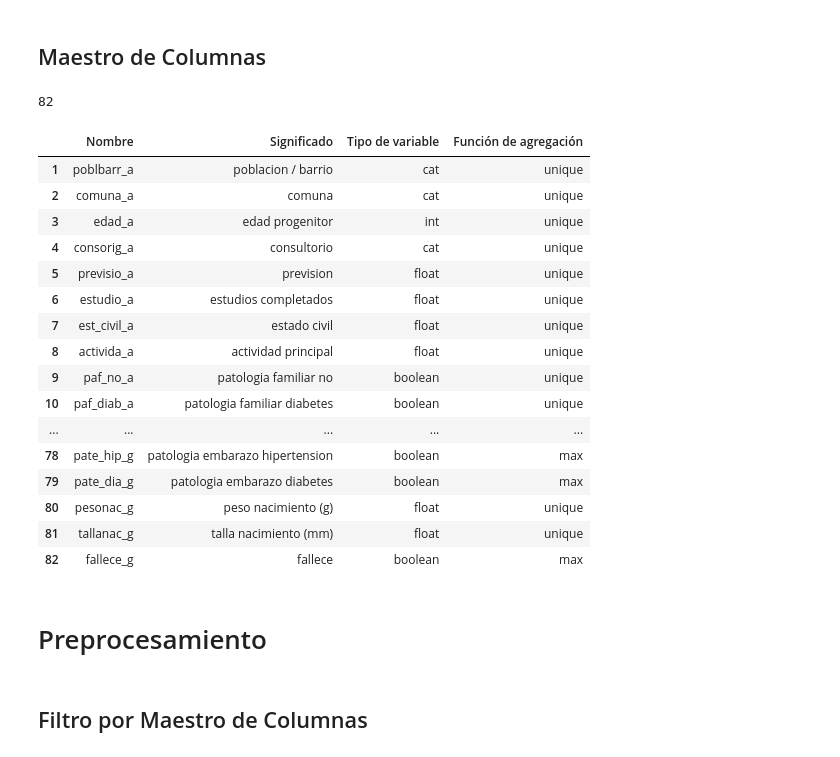
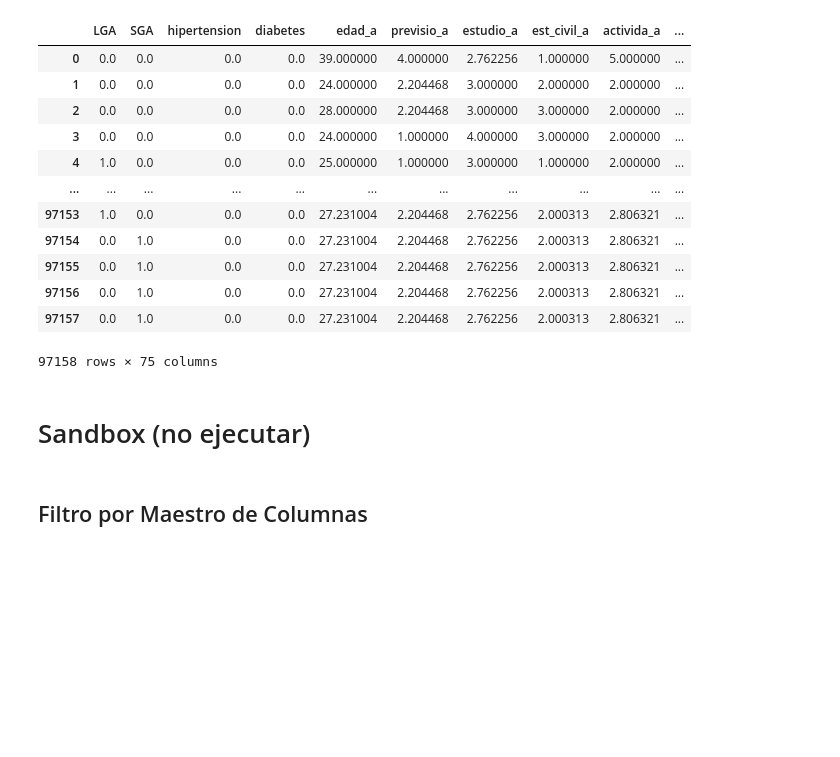
Before and after one commit to Zentra94/optiGWG, a Jupyter notebook: notebooks/01_preprocess.ipynb, the cells around one changed output. Cells and saved outputs as stored; diff of their text form; code cells hidden in the pictures; blank space fills up the shorter version.

```diff
--- a/notebooks/01_preprocess.ipynb
+++ b/notebooks/01_preprocess.ipynb
@@ -41,0 +122,12 @@ pd.set_option('display.max_columns', 300)
+# %%
+data_fix = raw_data.copy()
+# 1. boolean var fix
+bin_cols = catalog.loc[catalog["type"]=="boolean","name"]
+for c in bin_cols:
+    data_fix[c] = data_fix[c].apply(lambda x: fix_binaries(x))
+display(data_fix[bin_cols])
+# 2. dtts fix
+dtts_cols = catalog.loc[catalog["type"]=="dttm","name"]
+for c in dtts_cols:
+    data_fix[c] = data_fix[c].apply(lambda x: fix_dttms(x))
+display(data_fix[dtts_cols])
@@ -69,31 +413,38 @@ display(data)
-# %% [markdown]
-## Maestro de Columnas
-# %%
-master_col = pd.read_excel(main_path/"Significados Datos.xlsx", sheet_name="DICCIONARIO")
-master_col.dropna(inplace=True)
-print(len(master_col))
-display(master_col)
-# %% [output]
-82
-|  | Nombre | Significado | Tipo de variable | Función de agregación |
-| 1 | poblbarr_a | poblacion / barrio | cat | unique |
-| 2 | comuna_a | comuna | cat | unique |
-| 3 | edad_a | edad progenitor | int | unique |
-| 4 | consorig_a | consultorio | cat | unique |
-| 5 | previsio_a | prevision | float | unique |
-| 6 | estudio_a | estudios completados | float | unique |
-| 7 | est_civil_a | estado civil | float | unique |
-| 8 | activida_a | actividad principal | float | unique |
-| 9 | paf_no_a | patologia familiar no | boolean | unique |
-| 10 | paf_diab_a | patologia familiar diabetes | boolean | unique |
-| ... | ... | ... | ... | ... |
-| 78 | pate_hip_g | patologia embarazo hipertension | boolean | max |
-| 79 | pate_dia_g | patologia embarazo diabetes | boolean | max |
-| 80 | pesonac_g | peso nacimiento (g) | float | unique |
-| 81 | tallanac_g | talla nacimiento (mm) | float | unique |
-| 82 | fallece_g | fallece | boolean | max |
-# %% [markdown]
-# Preprocesamiento
+# %%
+# Rename
+targets = ["LGA", "SGA", "hipertension", "diabetes"]
+data_final = data_t.copy()
+data_final.rename(columns={"pate_hip_g": "hipertension","pate_dia_g": "diabetes"}, inplace=True)
+features = [c for c in data_final.columns if c not in targets]
+data_final = data_final[targets + features]
+
+path = PATH_REPO / "data/models/features_names.pkl"
+file_to_store = open(path, "wb")
+pickle.dump(features, file_to_store)
+
+path = PATH_REPO / "data/models/targets_names.pkl"
+file_to_store = open(path, "wb")
+pickle.dump(targets, file_to_store)
+
+
+data_final.to_csv(PATH_PROCESS_DATA)
+data_final
+# %% [output]
+|  | LGA | SGA | hipertension | diabetes | edad_a | previsio_a | estudio_a | est_civil_a | activida_a | ... |
+| 0 | 0.0 | 0.0 | 0.0 | 0.0 | 39.000000 | 4.000000 | 2.762256 | 1.000000 | 5.000000 | ... |
+| 1 | 0.0 | 0.0 | 0.0 | 0.0 | 24.000000 | 2.204468 | 3.000000 | 2.000000 | 2.000000 | ... |
+| 2 | 0.0 | 0.0 | 0.0 | 0.0 | 28.000000 | 2.204468 | 3.000000 | 3.000000 | 2.000000 | ... |
+| 3 | 0.0 | 0.0 | 0.0 | 0.0 | 24.000000 | 1.000000 | 4.000000 | 3.000000 | 2.000000 | ... |
+| 4 | 1.0 | 0.0 | 0.0 | 0.0 | 25.000000 | 1.000000 | 3.000000 | 1.000000 | 2.000000 | ... |
+| ... | ... | ... | ... | ... | ... | ... | ... | ... | ... | ... |
+| 97153 | 1.0 | 0.0 | 0.0 | 0.0 | 27.231004 | 2.204468 | 2.762256 | 2.000313 | 2.806321 | ... |
+| 97154 | 0.0 | 1.0 | 0.0 | 0.0 | 27.231004 | 2.204468 | 2.762256 | 2.000313 | 2.806321 | ... |
+| 97155 | 0.0 | 1.0 | 0.0 | 0.0 | 27.231004 | 2.204468 | 2.762256 | 2.000313 | 2.806321 | ... |
+| 97156 | 0.0 | 1.0 | 0.0 | 0.0 | 27.231004 | 2.204468 | 2.762256 | 2.000313 | 2.806321 | ... |
+| 97157 | 0.0 | 1.0 | 0.0 | 0.0 | 27.231004 | 2.204468 | 2.762256 | 2.000313 | 2.806321 | ... |
+97158 rows × 75 columns
+# %% [markdown]
+# Sandbox (no ejecutar)
 # %% [markdown]
 ## Filtro por Maestro de Columnas
 # %%
```
Also changed, not shown: parts of 23 cells of this notebook, 7 other files.
